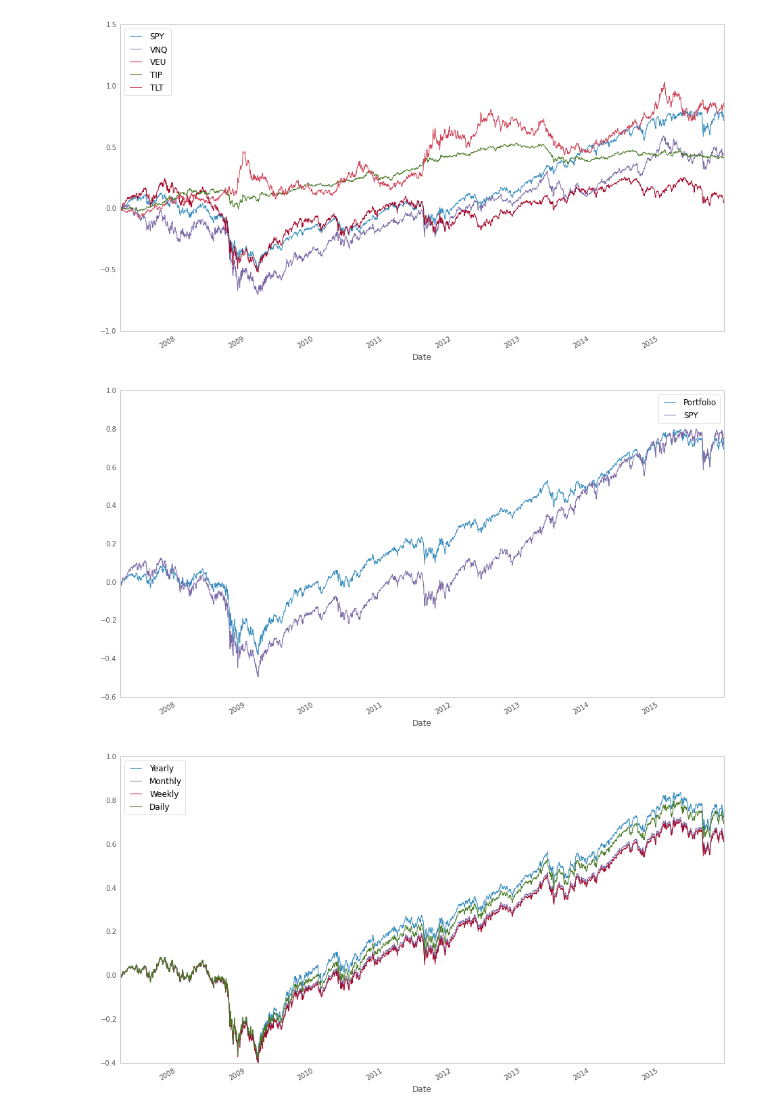
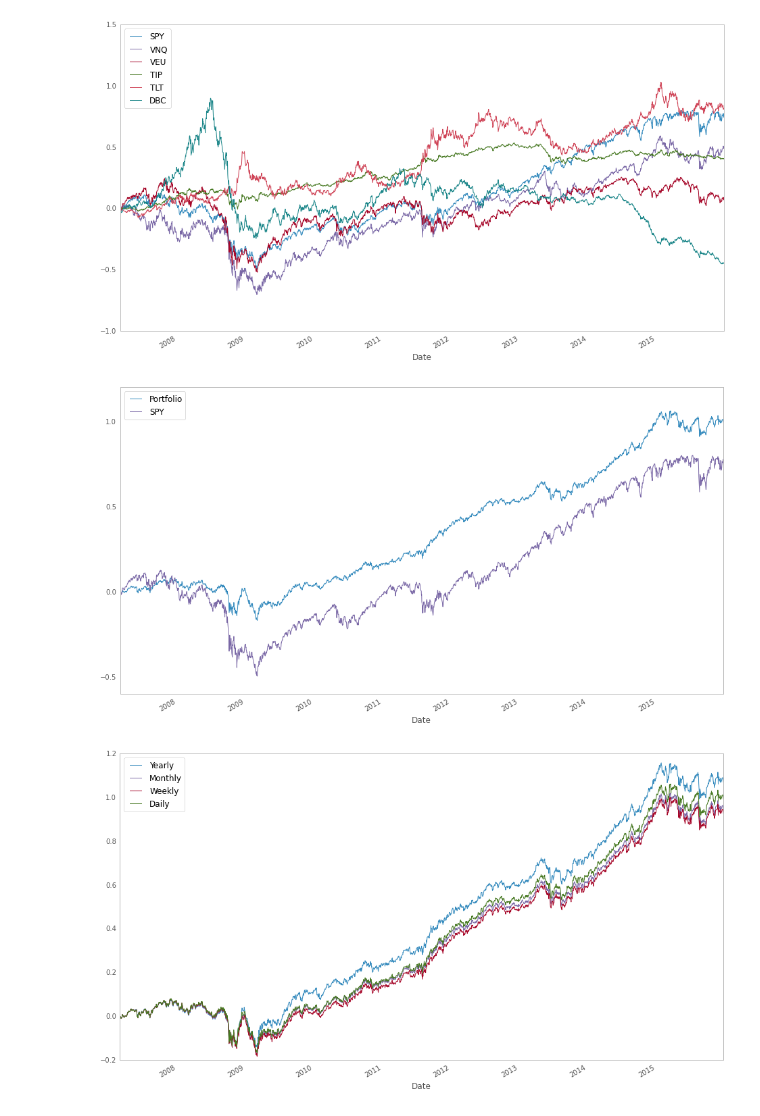
Before and after one commit to davidells/mypy, a Jupyter notebook: finance/Lazy Portfolio.ipynb, the cells around one changed output. Cells and saved outputs as stored; diff of their text form; code cells hidden in the pictures.

Commit message:
Explore simple SPY vs TLT strategy for lazy portfolio. Switch to single train, single test model in mean reversion auto

```diff
--- a/finance/Lazy Portfolio.ipynb
+++ b/finance/Lazy Portfolio.ipynb
@@ -24,15 +24,17 @@ VNQ = web.DataReader("VNQ", 'yahoo', start_dt, end_dt)['Adj Close']
 VEU = web.DataReader("VEU", 'yahoo', start_dt, end_dt)['Adj Close']
 TIP = web.DataReader("TIP", 'yahoo', start_dt, end_dt)['Adj Close']
 TLT = web.DataReader("TLT", 'yahoo', start_dt, end_dt)['Adj Close']
+DBC = web.DataReader("DBC", "yahoo", start_dt, end_dt)['Adj Close']
 # %%
-universe = pd.concat([SPY, VNQ, VEU, TIP, TLT], axis=1, keys=['SPY', 'VNQ', 'VEU', 'TIP', 'TLT'])
+universe = pd.concat([SPY, VNQ, VEU, TIP, TLT, DBC], axis=1, keys=['SPY', 'VNQ', 'VEU', 'TIP', 'TLT', 'DBC'])
 # %%
 show(cumret(universe.pct_change().fillna(0)))
 # %% [output]
-[figure, old version]
+[figure, new version]
 # %%
 import portfolio
-weights = [0.3, 0.2, 0.2, 0.15, 0.15]
+#weights = [0.3, 0.2, 0.2, 0.15, 0.15, 0.0]
+weights = [0.5, 0.0, 0.0, 0.0, 0.5, 0.0]
 
 # We have to convert the target market value weights above into
 # per-share weighting (according to share prices)
@@ -43,40 +45,40 @@ portfolio_prices = portfolio.portfolio_price(universe, target_price_weights)
 portfolio_returns = portfolio.portfolio_returns(universe, target_price_weights, 1)
 # %%
 show(pd.concat([
-            cumret(portfolio_returns[0]),
+            cumret(portfolio_returns['returns']),
             cumret(SPY.pct_change())],
         axis=1,
         keys=['Portfolio', 'SPY']))
 # %% [output]
-[figure, old version]
+[figure, new version]
 # %%
 # Yearly rebalancing (preferred due to long term capital gains rules)
 yearly_targets = target_price_weights.index[0::252]
 yearly_weights = pd.DataFrame(index=universe.index, columns=universe.columns)
 yearly_weights.loc[yearly_targets] = target_price_weights.loc[yearly_targets]
 yearly_weights = yearly_weights.fillna(method='ffill')
 
 # Monthly rebalancing (for comparative purposes)
 monthly_rebalances = target_price_weights.index[0::21]
 monthly_weights = pd.DataFrame(index=universe.index, columns=universe.columns)
 monthly_weights.loc[monthly_rebalances] = target_price_weights.loc[monthly_rebalances]
 monthly_weights = monthly_weights.fillna(method='ffill')
 
 # Weekly rebalancing (for comparative purposes)
 weekly_rebalances = target_price_weights.index[0::5]
 weekly_weights = pd.DataFrame(index=universe.index, columns=universe.columns)
 weekly_weights.loc[weekly_rebalances] = target_price_weights.loc[weekly_rebalances]
 weekly_weights = weekly_weights.fillna(method='ffill')
 
 show(pd.concat([
-            cumret(portfolio.portfolio_returns(universe, yearly_weights, 1)[0]),
-            cumret(portfolio.portfolio_returns(universe, monthly_weights, 1)[0]),
-            cumret(portfolio.portfolio_returns(universe, weekly_weights, 1)[0]),
-            cumret(portfolio_returns[0])],
+            cumret(portfolio.portfolio_returns(universe, yearly_weights, 1)['returns']),
+            cumret(portfolio.portfolio_returns(universe, monthly_weights, 1)['returns']),
+            cumret(portfolio.portfolio_returns(universe, weekly_weights, 1)['returns']),
+            cumret(portfolio_returns['returns'])],
         axis=1,
         keys=['Yearly', 'Monthly', 'Weekly', 'Daily']))
 # %% [output]
-[figure, old version]
+[figure, new version]
 # %%
 # But there is a difference between these two
 #show(pd.concat([
```
Also changed, not shown: parts of 2 cells of this notebook, 2 other files.
